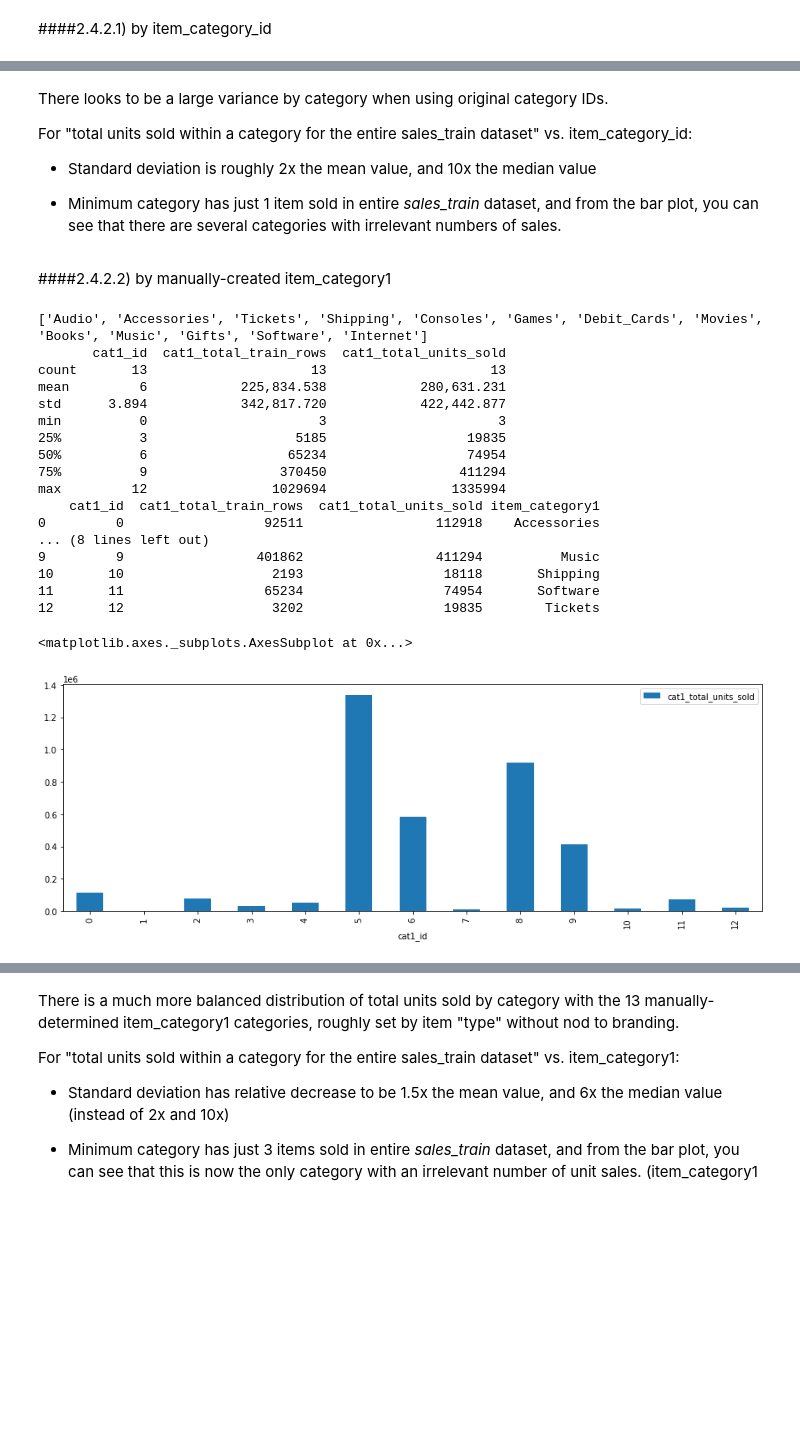
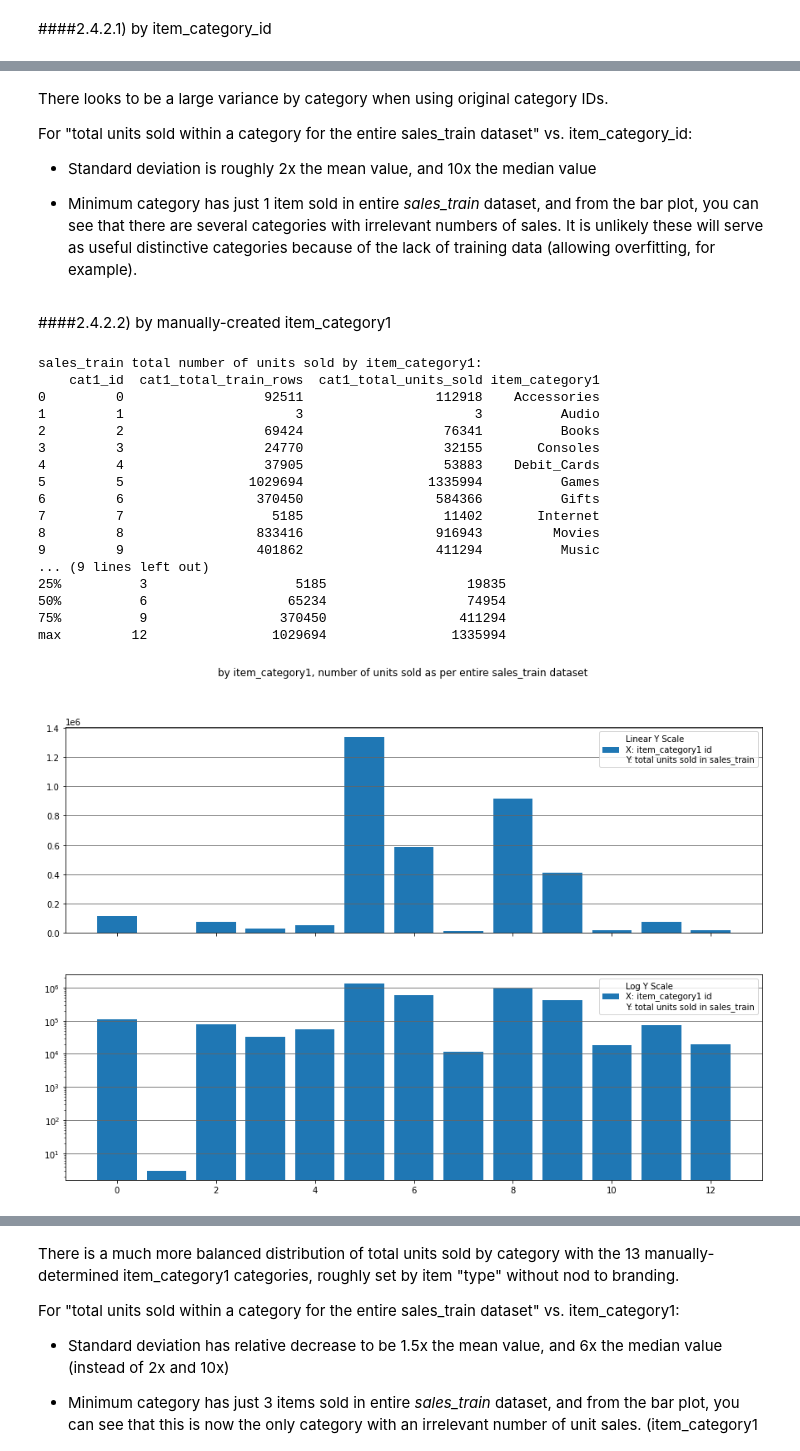
Before and after one commit to migai/Kag, a Jupyter notebook: ipynb_versions/MG_EDA_v3.0 readable.ipynb, the cells around one changed output, grey strips where cells are left out. Saved outputs shown, nothing was run; the diff lists cells and outputs as text; code cells hidden in the pictures; blank space fills up the shorter version.

```diff
--- a/ipynb_versions/MG_EDA_v3.0 readable.ipynb
+++ b/ipynb_versions/MG_EDA_v3.0 readable.ipynb
@@ -1309,13 +1385,3 @@ train_cats.head(7)
 5 different choices of item categorization (the original item_category_id, and then 4 modified versions that group similar category IDs into a single category, thus reducing the total number of categories)
 # %% [markdown]
 ####2.4.2.1) by item_category_id
-# %%
-# Sales by category for the 84 unique categories in "item_category_id" (the original dataset categorization):
-cat0_sales = train_cats.groupby("item_category_id", as_index=False).agg({'item_cnt_day': ['count', 'sum']})
-cat0_sales.columns = ['item_category_id','cat0_total_train_rows','cat0_total_units_sold']
-cat0_sales = cat0_sales.merge(item_categories_augmented[['item_category_id','en_cat_name']], on = 'item_category_id')
-print(cat0_sales.describe())
-print(cat0_sales.head())
-
-plt.rcParams["figure.figsize"] = [15,5]
-cat0_sales.plot(kind='bar',x='item_category_id',y='cat0_total_units_sold')
@@ -1350,38 +1438,52 @@ For "total units sold within a category for the entire sales_train dataset" vs.
 
 *  Standard deviation is roughly 2x the mean value, and 10x the median value
 
-*  Minimum category has just 1 item sold in entire *sales_train* dataset, and from the bar plot, you can see that there are several categories with irrelevant numbers of sales.
+*  Minimum category has just 1 item sold in entire *sales_train* dataset, and from the bar plot, you can see that there are several categories with irrelevant numbers of sales.  It is unlikely these will serve as useful distinctive categories because of the lack of training data (allowing overfitting, for example).
 # %% [markdown]
 ####2.4.2.2) by manually-created item_category1
 # %%
 # Let's look at the data with the augmented category options.
 # Sales by item_category1 (categories grouped into 13 unique values, relating to item "type")
-print(item_categories_augmented.item_category1.unique().to_list())
+
+# cat1_names_ids = item_categories_augmented.groupby('item_category1')['cat1_id'].mean()
+# print(f"The {len(cat1_names_ids)} (manually generated) unique values in item_category1:")
+# print(f'{cat1_names_ids}\n')
+
 cat1_sales = train_cats.groupby("cat1_id", as_index=False).agg({'item_cnt_day': ['count', 'sum']})
 cat1_sales.columns = ['cat1_id','cat1_total_train_rows','cat1_total_units_sold']
 cat1_sales = cat1_sales.merge(item_categories_augmented.groupby('cat1_id').first().reset_index()[['cat1_id','item_category1']], on = 'cat1_id')
-print(cat1_sales.describe())
-print(cat1_sales)
+print(f'sales_train total number of units sold by item_category1:\n{cat1_sales}\n')
+print(f'{cat1_sales.describe()}\n')
 
-#plt.rcParams["figure.figsize"] = [15,5]
-cat1_sales.plot(kind='bar',x='cat1_id',y='cat1_total_units_sold')
+plt.rcParams["figure.figsize"] = [15,10]
+cat1_sales.sort_values('cat1_id', inplace=True)
+fig, (ax1, ax2) = plt.subplots(2, sharex=True)
+fig.suptitle('by item_category1, number of units sold as per entire sales_train dataset')
+ax1.bar(cat1_sales['cat1_id'], cat1_sales['cat1_total_units_sold'], label = "Linear Y Scale\nX: item_category1 id\nY: total units sold in sales_train")
+ax1.grid(b=True, which='major', axis='y', color='#666666', linestyle='-')
+ax1.legend()
+ax2.set_yscale('log')
+ax2.bar(cat1_sales['cat1_id'], cat1_sales['cat1_total_units_sold'], label = "Log Y Scale\nX: item_category1 id\nY: total units sold in sales_train")
+ax2.grid(b=True, which='major', axis='y', color='#666666', linestyle='-')
+ax2.legend()
+
+plt.show()
 # %% [output]
-['Audio', 'Accessories', 'Tickets', 'Shipping', 'Consoles', 'Games', 'Debit_Cards', 'Movies', 'Books', 'Music', 'Gifts', 'Software', 'Internet']
-       cat1_id  cat1_total_train_rows  cat1_total_units_sold
-count       13                     13                     13
-mean         6            225,834.538            280,631.231
-std      3.894            342,817.720            422,442.877
-min          0                      3                      3
+sales_train total number of units sold by item_category1:
+    cat1_id  cat1_total_train_rows  cat1_total_units_sold item_category1
+0         0                  92511                 112918    Accessories
+1         1                      3                      3          Audio
+2         2                  69424                  76341          Books
+3         3                  24770                  32155       Consoles
+4         4                  37905                  53883    Debit_Cards
+5         5                1029694                1335994          Games
+6         6                 370450                 584366          Gifts
+7         7                   5185                  11402       Internet
+8         8                 833416                 916943         Movies
+9         9                 401862                 411294          Music
+... (9 lines left out)
 25%          3                   5185                  19835
 50%          6                  65234                  74954
 75%          9                 370450                 411294
 max         12                1029694                1335994
-    cat1_id  cat1_total_train_rows  cat1_total_units_sold item_category1
-0         0                  92511                 112918    Accessories
-... (8 lines left out)
-9         9                 401862                 411294          Music
-10       10                   2193                  18118       Shipping
-11       11                  65234                  74954       Software
-12       12                   3202                  19835        Tickets
-<matplotlib.axes._subplots.AxesSubplot at 0x...>
-[figure, old version]
+[figure, new version]
```
Also changed, not shown: parts of 55 cells of this notebook, 20 other files.
